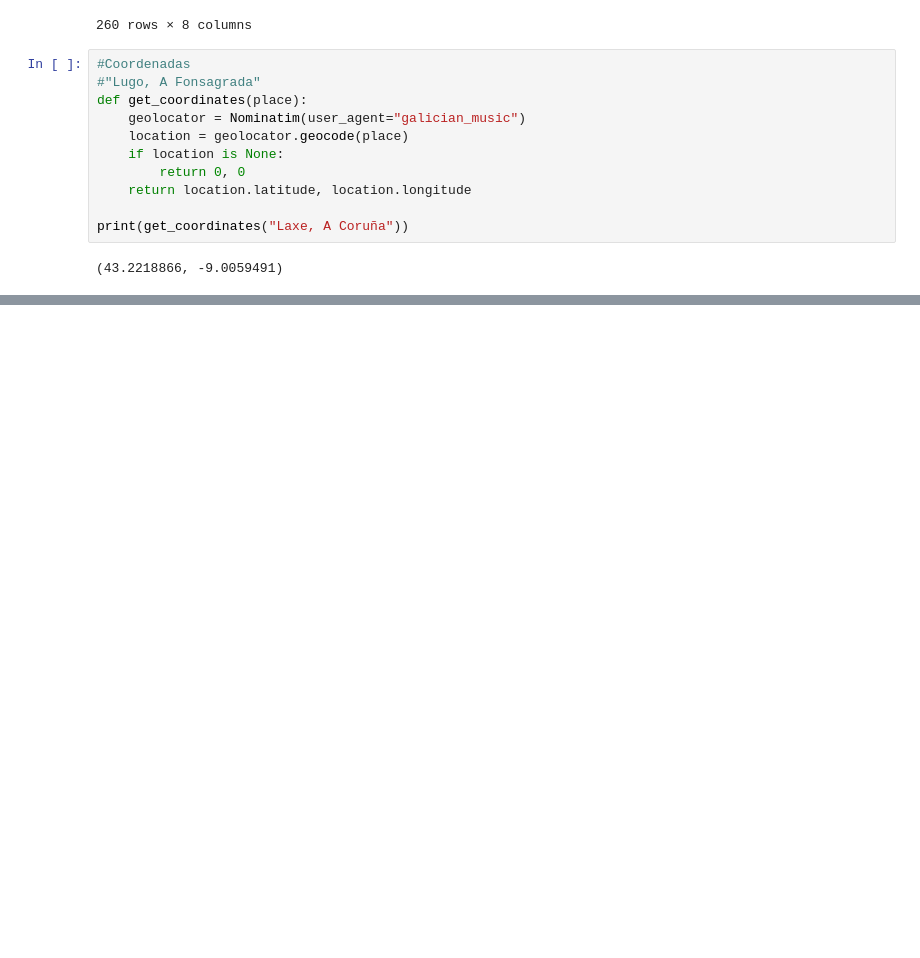
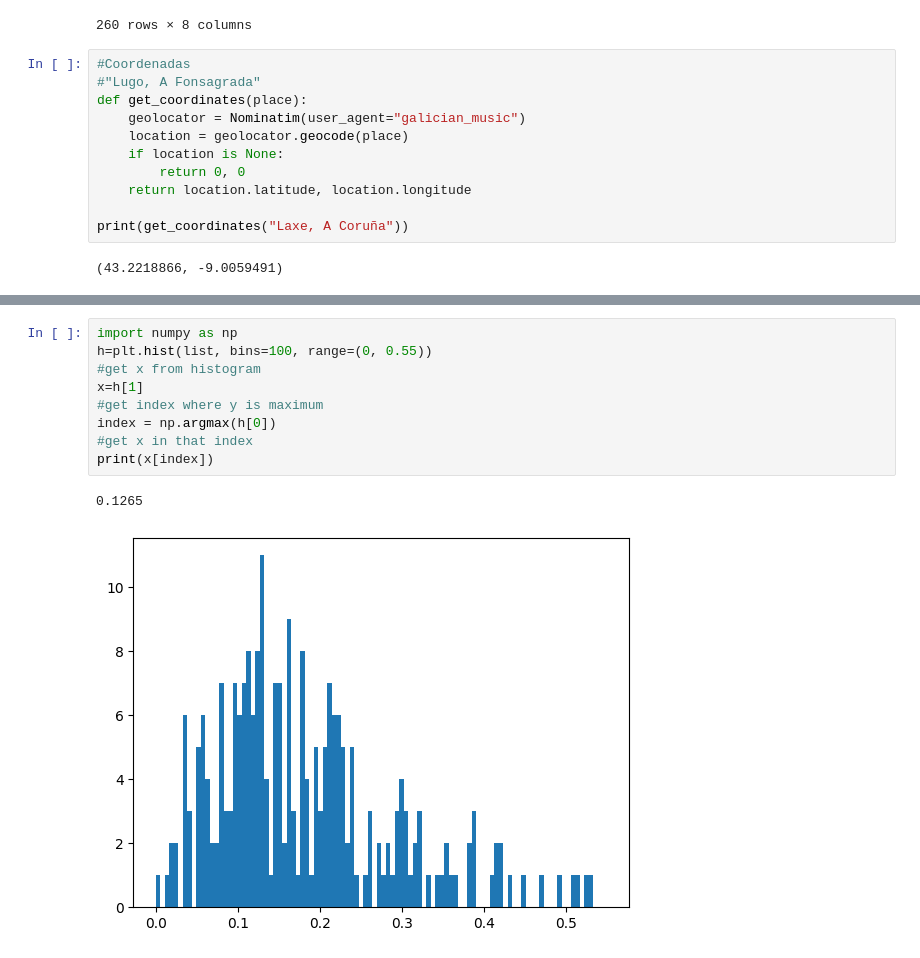
Before and after one commit to iferco/GMD-classification, a Jupyter notebook: testing/map_prueba.ipynb, the cells around one changed output, grey strips where cells are left out. Drawn from its saved outputs; the diff is of its cells as text; blank space fills up the shorter version.

```diff
--- a/testing/map_prueba.ipynb
+++ b/testing/map_prueba.ipynb
@@ -228,0 +244,12 @@ m
+# %%
+import numpy as np
+h=plt.hist(list, bins=100, range=(0, 0.55))
+#get x from histogram
+x=h[1]
+#get index where y is maximum
+index = np.argmax(h[0])
+#get x in that index
+print(x[index])
+# %% [output]
+0.1265
+[figure, added]
```
Also changed, not shown: parts of 7 cells of this notebook, 1 other file.
